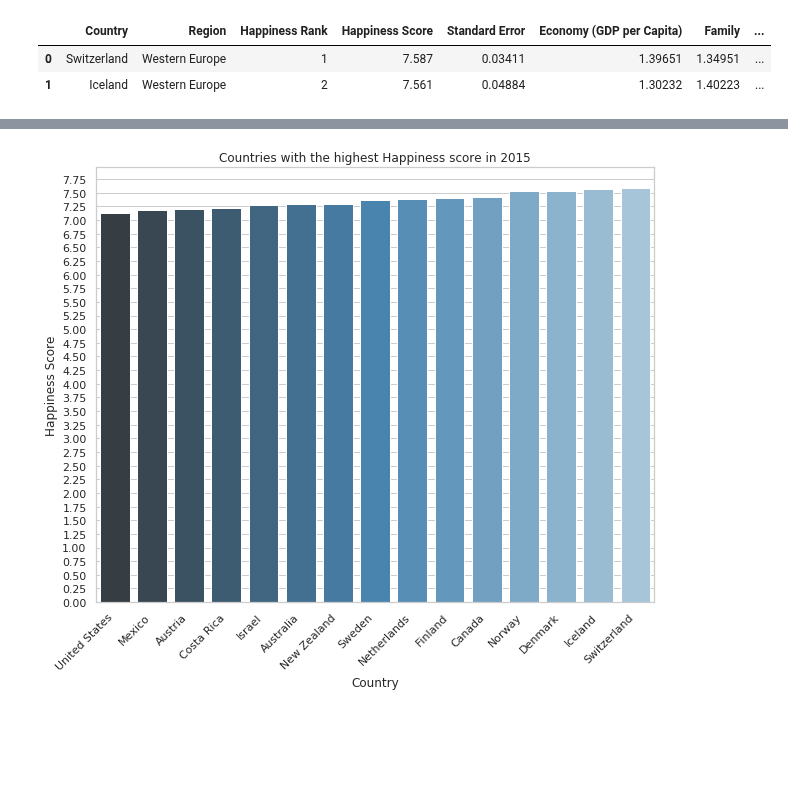
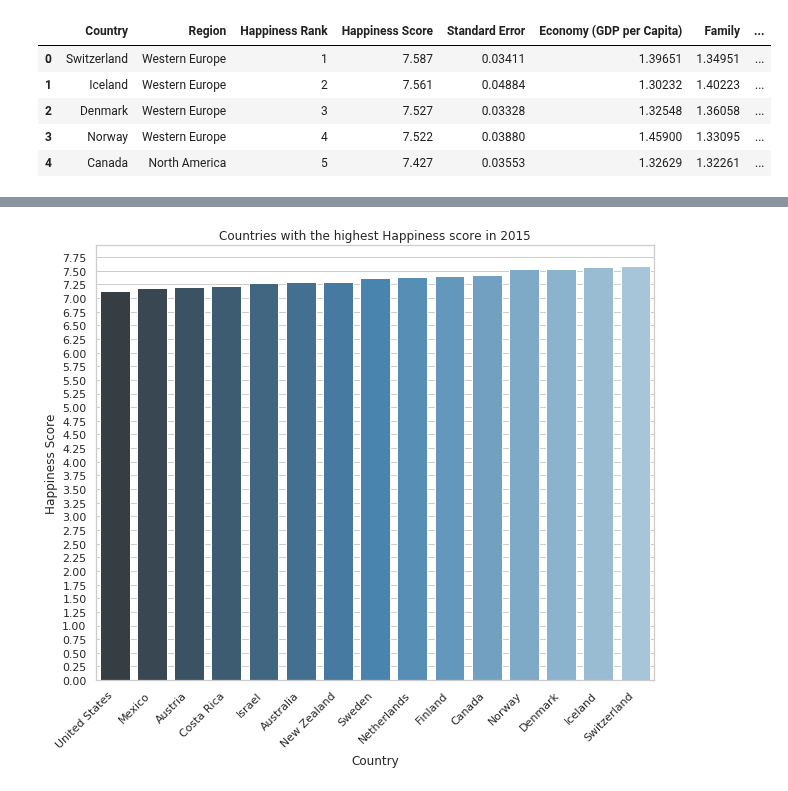
Before and after one commit to ArminD93/WorldHappinessReport, a Jupyter notebook: WorldHappinessReport.ipynb, the cells around one changed output, grey strips where cells are left out. Saved outputs shown, nothing was run; the diff lists cells and outputs as text; code cells hidden in the pictures; blank space fills up the shorter version.

```diff
--- a/WorldHappinessReport.ipynb
+++ b/WorldHappinessReport.ipynb
@@ -3,22 +3,25 @@
 # %%
 import pandas as pd
 import numpy as np
 import matplotlib.pyplot as plt
 import seaborn as sns
 sns.set(style="ticks", color_codes=True)
 
 
 happiness2015 = pd.read_csv('/content/drive/My Drive/ColabNotebooks/WorldHappiness/datasets/2015.csv', low_memory=False)
 happiness2016 = pd.read_csv('/content/drive/My Drive/ColabNotebooks/WorldHappiness/datasets/2016.csv', low_memory=False)
 happiness2017 = pd.read_csv('/content/drive/My Drive/ColabNotebooks/WorldHappiness/datasets/2017.csv', low_memory=False)
 happiness2018 = pd.read_csv('/content/drive/My Drive/ColabNotebooks/WorldHappiness/datasets/2018.csv', low_memory=False)
 happiness2019 = pd.read_csv('/content/drive/My Drive/ColabNotebooks/WorldHappiness/datasets/2019.csv', low_memory=False)
 
-happiness2015.head(2)
+happiness2015.head()
 # %% [output]
 |  | Country | Region | Happiness Rank | Happiness Score | Standard Error | Economy (GDP per Capita) | Family | ... |
 | 0 | Switzerland | Western Europe | 1 | 7.587 | 0.03411 | 1.39651 | 1.34951 | ... |
 | 1 | Iceland | Western Europe | 2 | 7.561 | 0.04884 | 1.30232 | 1.40223 | ... |
+| 2 | Denmark | Western Europe | 3 | 7.527 | 0.03328 | 1.32548 | 1.36058 | ... |
+| 3 | Norway | Western Europe | 4 | 7.522 | 0.03880 | 1.45900 | 1.33095 | ... |
+| 4 | Canada | North America | 5 | 7.427 | 0.03553 | 1.32629 | 1.32261 | ... |
 # %%
 happiness2015.info(memory_usage='deep')
 # %% [output]
```
Also changed, not shown: parts of 3 cells of this notebook.
